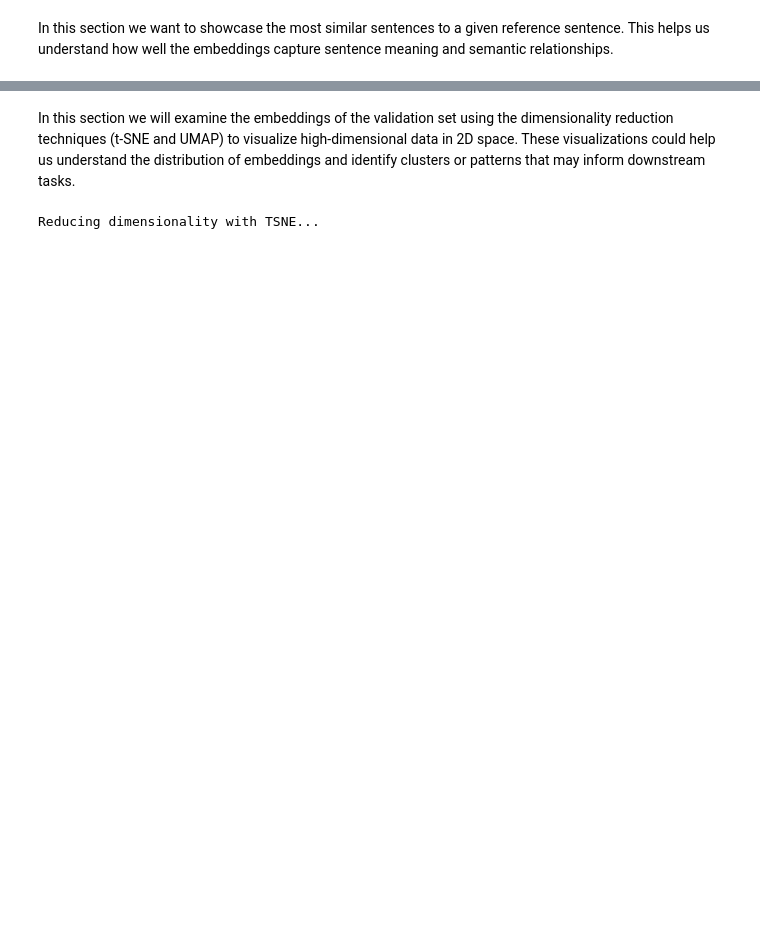
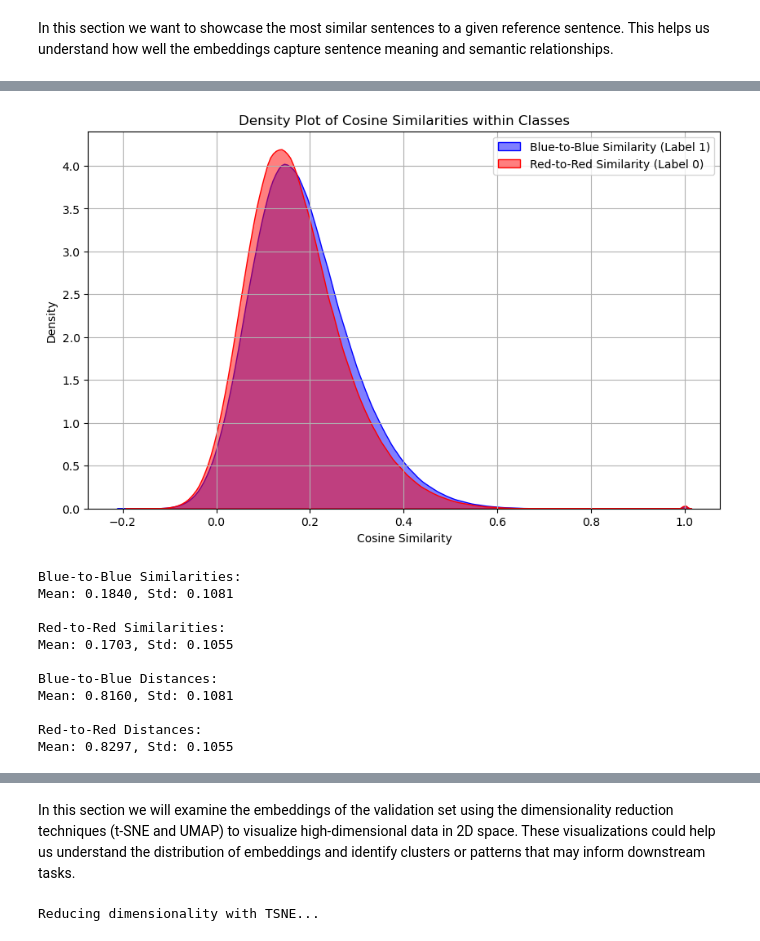
Before and after one commit to alexschillingfhnw/npr-mc2, a Jupyter notebook: notebooks/main.ipynb, the cells around one changed output, grey strips where cells are left out. Drawn from its saved outputs; the diff is of its cells as text; code cells hidden in the pictures; blank space fills up the shorter version.

```diff
--- a/notebooks/main.ipynb
+++ b/notebooks/main.ipynb
@@ -261,0 +278,15 @@ Here we can see the sentences that are the closest and furthest from the other s
+# %%
+plot_similarity_density(embeddings, labeled_labels)
+# %% [output]
+[figure, added]
+Blue-to-Blue Similarities:
+Mean: 0.1840, Std: 0.1081
+
+Red-to-Red Similarities:
+Mean: 0.1703, Std: 0.1055
+
+Blue-to-Blue Distances:
+Mean: 0.8160, Std: 0.1081
+
+Red-to-Red Distances:
+Mean: 0.8297, Std: 0.1055
```
Also changed, not shown: parts of 44 cells of this notebook.
